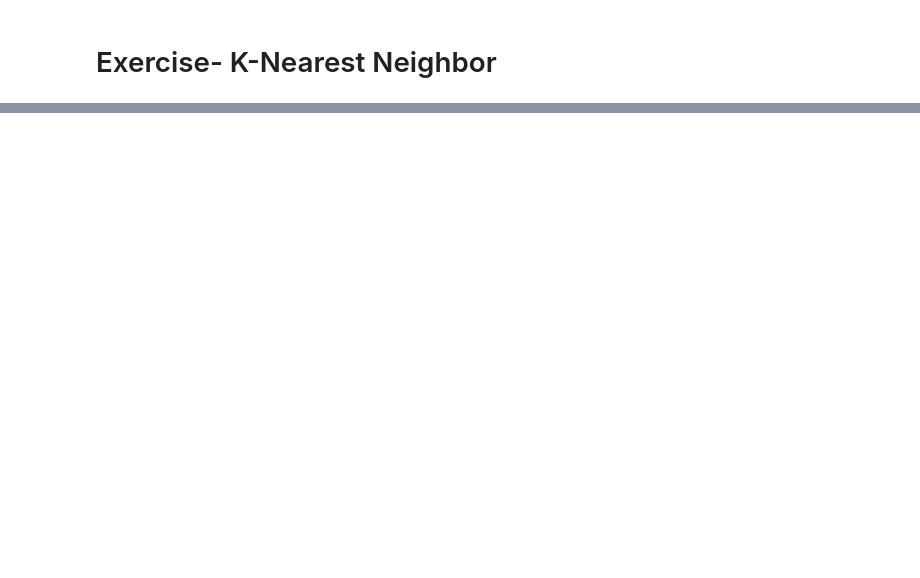
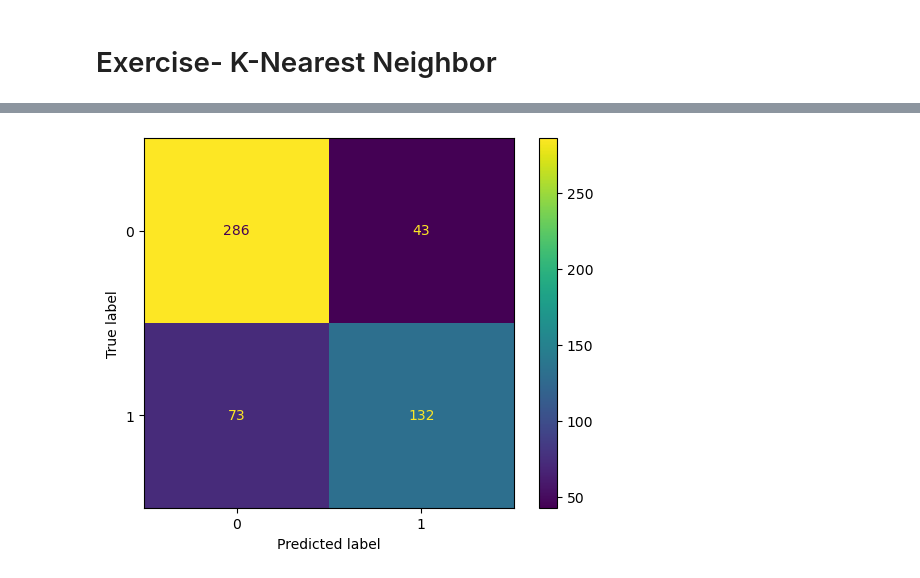
Before and after one commit to scottbarnett97/classification-exercises, a Jupyter notebook: knn_model.ipynb, the cells around one changed output, grey strips where cells are left out. Drawn from its saved outputs; the diff is of its cells as text; code cells hidden in the pictures; blank space fills up the shorter version.

```diff
--- a/knn_model.ipynb
+++ b/knn_model.ipynb
@@ -38,0 +180,2 @@ df = prepare.pre
+# %%
+train, validate, test =prepare.split_data(df,'survived')
@@ -38,0 +186,9 @@ df = prepare.pre
+# %%
+X_train10 = train.iloc[:,1:]
+y_train10 = train.survived
+
+X_validate10 = validate.iloc[:,1:]
+y_validate10 = validate.survived
+
+X_test10 = test.iloc[:,1:]
+y_test10 = test.survived
@@ -38,0 +204,5 @@ df = prepare.pre
+# %%
+# weights = ['uniform', 'distance']
+knn = KNeighborsClassifier(n_neighbors=10, weights='uniform')
+# %%
+knn.fit(X_train10, y_train10)
@@ -38,0 +261,5 @@ df = prepare.pre
+# %%
+plot_confusion_matrix(knn, X_train10, y_train10)
+plt.show()
+# %% [output]
+[figure, added]
```
Also changed, not shown: parts of 137 cells of this notebook, 1 other file.
